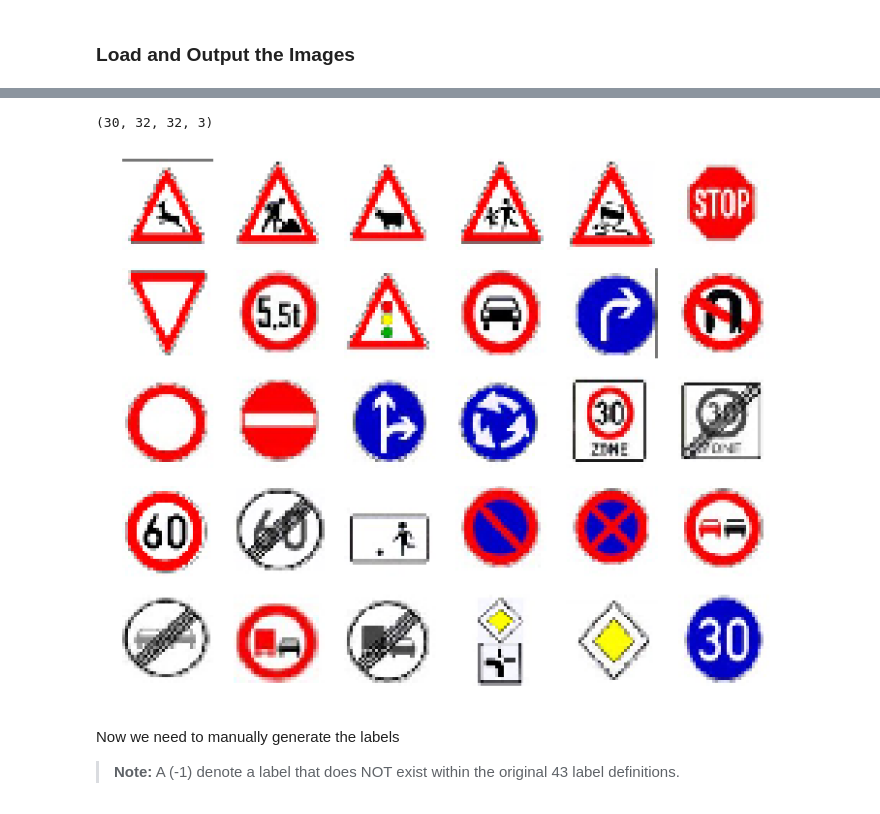
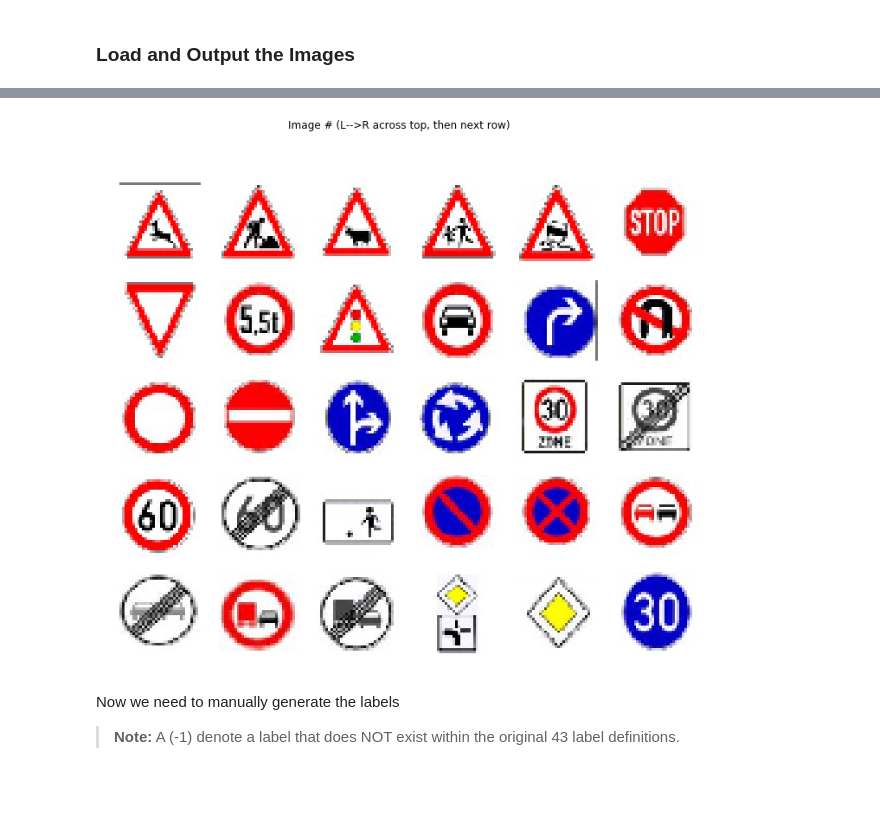
Before and after one commit to AeroGeekDean/CarND-Traffic-Sign-Classifier-Project, a Jupyter notebook: Traffic_Sign_Classifier.ipynb, the cells around one changed output, grey strips where cells are left out. Cells and saved outputs as stored; diff of their text form; code cells hidden in the pictures.

```diff
--- a/Traffic_Sign_Classifier.ipynb
+++ b/Traffic_Sign_Classifier.ipynb
@@ -287,14 +283,17 @@ norm_from_training = StandardScaler()
 
 # fit the parameters to the training data, and output the transformed training data.
 x_tmp = X_train_c.reshape(-1,(32*32*3)).astype('float32')
-X_train = norm_from_training.fit_transform(x_tmp).reshape(-1, 32, 32, 3)
+X_train = norm_from_training.fit_transform(x_tmp)
+X_train = X_train.reshape(-1, 32, 32, 3)
 
 # Use previously fitted parameters to transform validation & testing data
 x_tmp = X_valid_c.reshape(-1,(32*32*3)).astype('float32')
-X_valid = norm_from_training.transform(x_tmp).reshape(-1, 32, 32, 3)
+X_valid = norm_from_training.transform(x_tmp)
+X_valid = X_valid.reshape(-1, 32, 32, 3)
 
 x_tmp = X_test_c.reshape(-1,(32*32*3)).astype('float32')
-X_test = norm_from_training.transform(x_tmp).reshape(-1, 32, 32, 3)
+X_test = norm_from_training.transform(x_tmp)
+X_test = X_test.reshape(-1, 32, 32, 3)
 # %% [markdown]
 **Visualize data preprocessing**
 # %%
@@ -481,9 +495,4 @@ Training pipeline...
 # %%
-# rate = 0.001
-rate = 0.003
-dropout_keep_prob = tf.placeholder(tf.float32)
-
-logits = LeNet(x, dropout_keep_prob)
 cross_entropy = tf.nn.softmax_cross_entropy_with_logits(logits, one_hot_y)
 loss_operation = tf.reduce_mean(cross_entropy)
 
@@ -598,32 +607,25 @@ from PIL import Image
 
 img_dir = './test_data_from_web/'
 
-X_test_new = []
+X_test_new = np.array([], dtype='uint8').reshape(0, 32, 32, 3)
 for i in range(30):
     filename = img_dir+'sample_{:02d}.jpg'.format(i+1)
     img = Image.open(filename).resize((32,32)) # open and resize RGB image to 32x32
-    X_test_new.append(np.array(img))
-
-# convert the list (of np arrays) into itself a np array,
-# becuase I don't know how to append correctly in np... </shortcut> :P
-X_test_new = np.array(X_test_new)
+    img = np.array(img).reshape(1, 32, 32, 3)
+    X_test_new = np.concatenate((X_test_new, img), axis=0)
-# %%
-# verify images loaded into correct numpy array index/dimensions...
-X_test_new.shape
-# %% [output]
-(30, 32, 32, 3)
 # %%
 # plot out the 30 selected images (L->R across the top, then next row)
 n_samples = X_test_new.shape[0]
 
 fig = plt.figure(figsize=(12,10))
+fig.suptitle('Image # (L-->R across top, then next row)')
 for i in range(n_samples):
     fig.add_subplot(5,6,(i+1))
     plt.imshow(X_test_new[i])
     plt.axis('off')
 plt.show()
 # %% [output]
-[figure, old version]
+[figure, new version]
 # %% [markdown]
 Now we need to manually generate the labels
 
```
Also changed, not shown: parts of 34 cells of this notebook, 13 other files.
